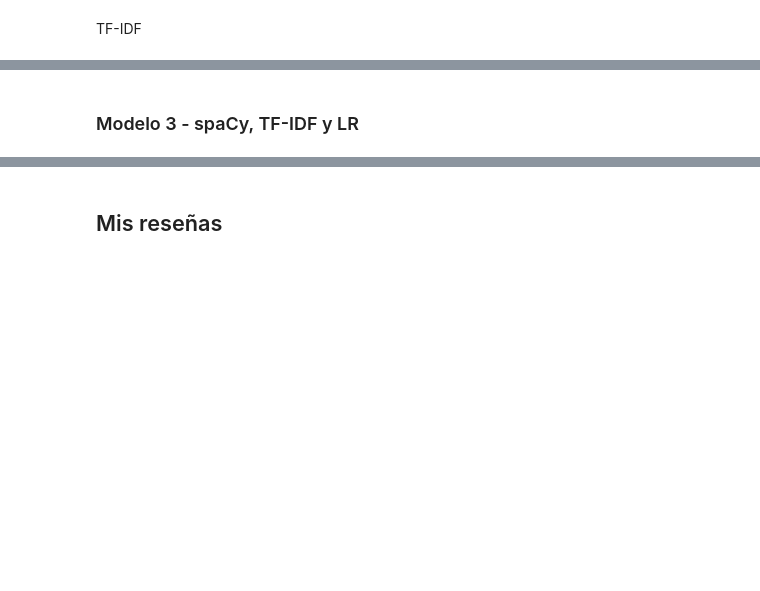
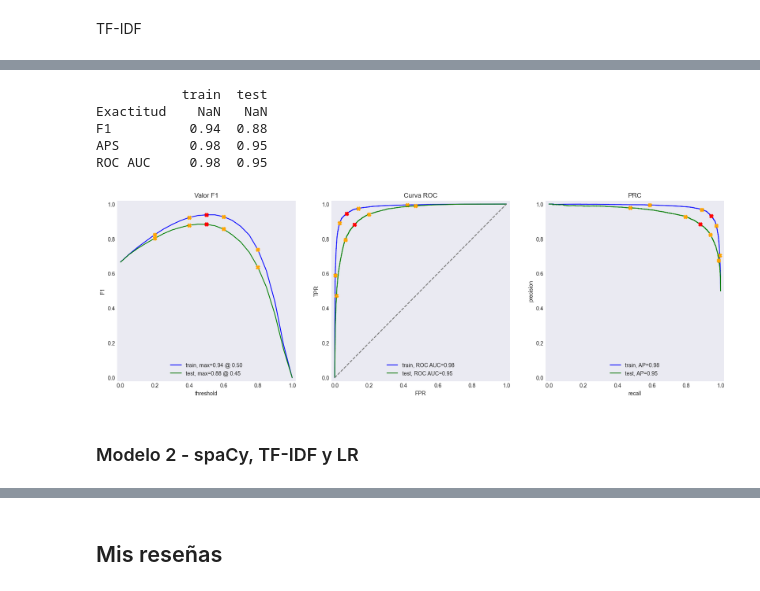
Before and after one commit to ianxportillo/Proyecto_14, a Jupyter notebook: Project_14.ipynb, the cells around one changed output, grey strips where cells are left out. Drawn from its saved outputs; the diff is of its cells as text; code cells hidden in the pictures; blank space fills up the shorter version.

```diff
--- a/Project_14.ipynb
+++ b/Project_14.ipynb
@@ -393,14 +434,14 @@ from nltk.corpus import stopwords
 nltk.download('stopwords')
 
 # Define el vectorizador TF-IDF
-vectorizer = TfidfVectorizer(stop_words=stopwords.words('english'))
+tfidf_vectorizer_1 = TfidfVectorizer(stop_words=stopwords.words('english'))
 
 # Transforma las características de entrenamiento y prueba usando el vectorizador TF-IDF
-train_features_tfidf = vectorizer.fit_transform(train_features)
-test_features_tfidf = vectorizer.transform(test_features)
+train_features_tfidf = tfidf_vectorizer_1.fit_transform(train_features)
+test_features_tfidf = tfidf_vectorizer_1.transform(test_features)
 
 # Define el modelo de regresión logística
-lr = LogisticRegression()
+model_1 = LogisticRegression()
 
 # Entrena el modelo de regresión logística
-lr.fit(train_features_tfidf, train_target)
+model_1.fit(train_features_tfidf, train_target)
@@ -407,7 +453,14 @@ lr.fit(train_features_tfidf, train_target)
 # %%
-evaluate_model(lr, train_features_tfidf, train_target, test_features_tfidf, test_target)
+evaluate_model(model_1, train_features_tfidf, train_target, test_features_tfidf, test_target)
+# %% [output]
+           train  test
+Exactitud    NaN   NaN
+F1          0.94  0.88
+APS         0.98  0.95
+ROC AUC     0.98  0.95
+[figure, added]
 # %% [markdown]
-### Modelo 3 - spaCy, TF-IDF y LR
+### Modelo 2 - spaCy, TF-IDF y LR
 # %%
 import spacy
 from sklearn.pipeline import make_pipeline
```
Also changed, not shown: parts of 32 cells of this notebook.
